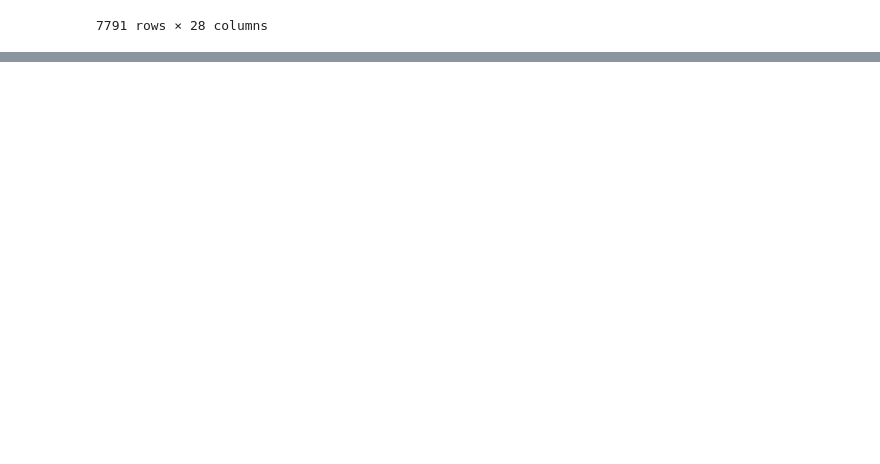
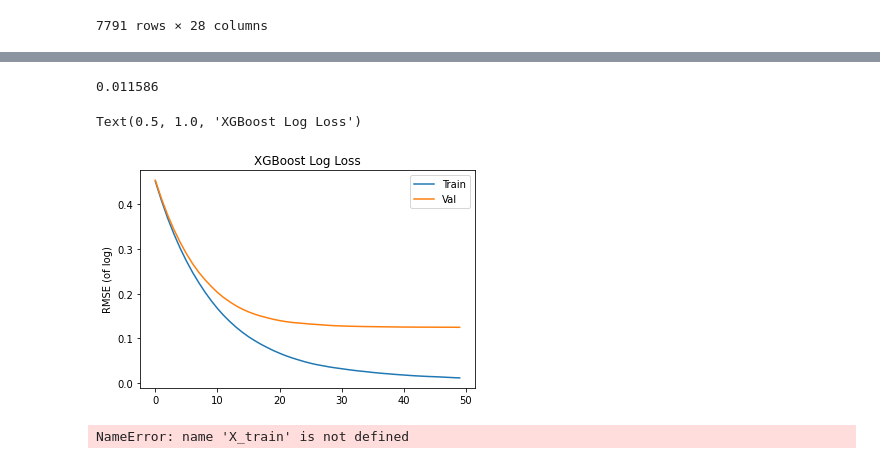
Before and after one commit to guntermhannah/1039_esports, a Jupyter notebook: 1039_esports/XGBoost.ipynb, the cells around one changed output, grey strips where cells are left out. Drawn from its saved outputs; the diff is of its cells as text; code cells hidden in the pictures; blank space fills up the shorter version.

Commit message:
XGBoost and Gradient Boosting

```diff
--- a/1039_esports/XGBoost.ipynb
+++ b/1039_esports/XGBoost.ipynb
@@ -62,4 +67,10 @@ y = df['winner']
 X_train, X_test, y_train, y_test = train_test_split(X, y, test_size=0.3, random_state=42)
 X_test, X_val, y_test, y_val = train_test_split(X_test, y_test, test_size=0.5, random_state=42)
 # %%
-xgb = XGBRegressor(max_depth=10, n_estimators=100, learning_rate=0.1)
+xgb = XGBRegressor(max_depth=10, n_estimators=50, learning_rate=0.1)
+# %%
+xgb.fit(X_train, y_train,
+        verbose=False,
+        eval_set=[(X_train, y_train), (X_val, y_val)],
+        eval_metric=['rmse'],
+        early_stopping_rounds=10)
@@ -65,0 +87,16 @@ xgb = XGBRegressor(max_depth=10, n_estimators=100, learning_rate=0.1)
+# %%
+results = xgb.evals_result()
+min(results['validation_0']['rmse'])
+# %% [output]
+0.011586
+# %%
+epochs = len(results['validation_0']["rmse"])
+x_axis = range(0, epochs)
+
+fig, ax = plt.subplots()
+ax.plot(x_axis, results['validation_0']['rmse'], label='Train')
+ax.plot(x_axis, results['validation_1']['rmse'], label='Val')
+ax.legend(); plt.ylabel('RMSE (of log)'); plt.title('XGBoost Log Loss')
+# %% [output]
+Text(0.5, 1.0, 'XGBoost Log Loss')
+[figure, added]
@@ -65,0 +105,8 @@ xgb = XGBRegressor(max_depth=10, n_estimators=100, learning_rate=0.1)
+# %%
+gb_model.fit(X_train, y_train,
+            verbose=False,
+            eval_set=[(X_train, y_train), (X_val, y_val)],
+            eval_metric=['rmse'],
+            early_stopping_rounds=10)
+# %% [output]
+NameError: name 'X_train' is not defined
```
Also changed, not shown: parts of 5 cells of this notebook.
